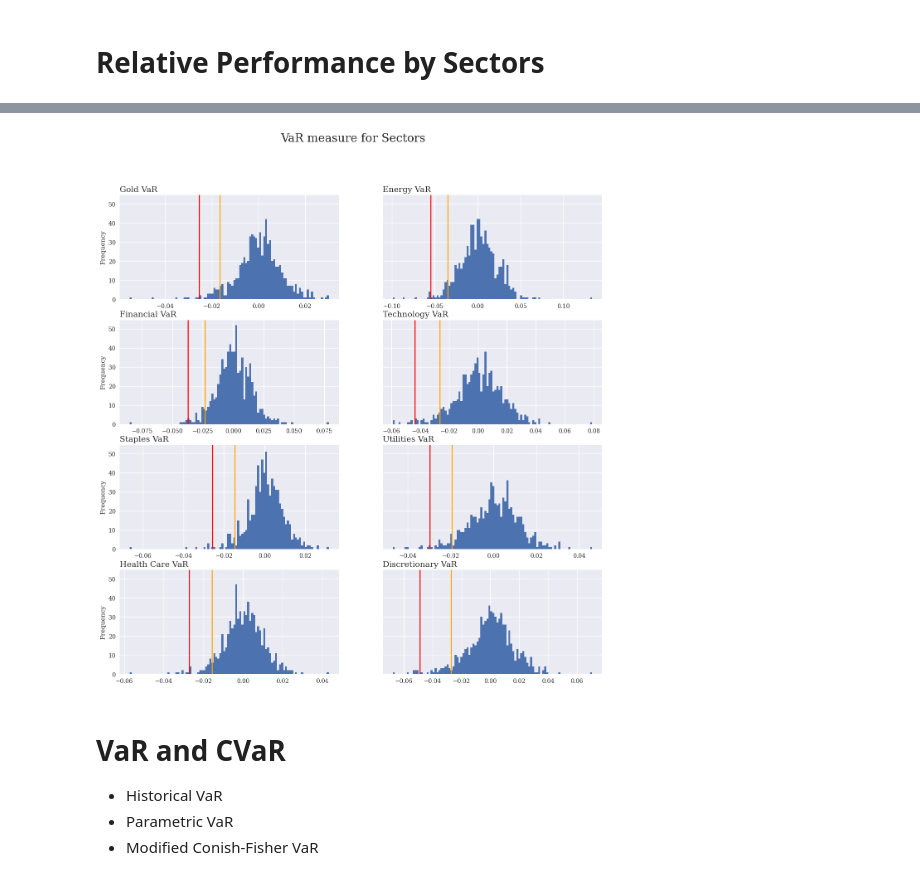
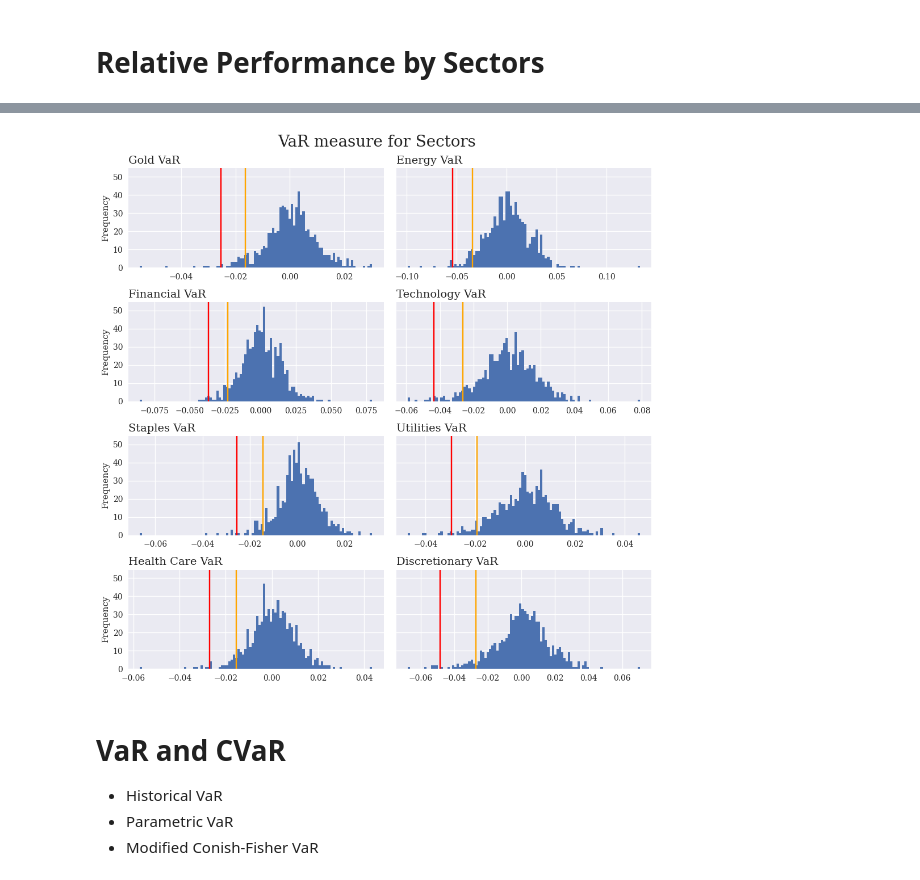
Before and after one commit to HyunminHong/MPT, a Jupyter notebook: Sector_Portfolio.ipynb, the cells around one changed output, grey strips where cells are left out. Drawn from its saved outputs; the diff is of its cells as text; code cells hidden in the pictures.

```diff
--- a/Sector_Portfolio.ipynb
+++ b/Sector_Portfolio.ipynb
@@ -86,12 +203,11 @@ ticker_market = ['SPY']
 # %%
-# Import sector data from yahoo finance
-df_sector = pdr.get_data_yahoo(tickers_sector, start=startDate, end=endDate)
-df_sector = df_sector['Adj Close']
+# Use the following sector ETFs
+tickers_sector = ['XLE', 'XLF', 'XLU', 'XLK', 'XLV', 'XLY', 'XLP', 'GLD']
 
-# Import market data from yahoo finance
-df_market = pdr.get_data_yahoo(ticker_market, start=startDate, end=endDate)['Adj Close']
+# Use SPY as the market
+tickers_market = ['SPY']
 
 # Converts DatetimeArray/Index to PeriodArray/Index.
 #df.index = df.index.to_period('W')
-df_sector.columns = ['Gold', 'Energy', 'Financial', 'Technology', 'Staples', 'Utilities', 'Health Care', 'Discretionary']
-df_market.columns = ['Market']
+columns_sector = ['Gold', 'Energy', 'Financial', 'Technology', 'Staples', 'Utilities', 'Health Care', 'Discretionary']
+columns_market = ['Market']
@@ -126,9 +213,0 @@ $$
-# %%
-def asset_return(df, log=False):
-    if log == False: #
-        returns = df / df.shift(1) - 1
-        returns.dropna(axis=0, how='any', inplace=True)
-    else: # log returns
-        returns = np.log(df) - np.log(df.shift(1))
-        returns.dropna(axis=0, how='any', inplace=True)
-    return returns
@@ -159,0 +214,10 @@ array([<Axes: xlabel='Date'>], dtype=object)
+# %%
+df_sector = extract_data(ticker=tickers_sector, column=columns_sector)
+df_market = extract_data(ticker=['SPY'])
+
+# Use 5-year U.S. Treasury yield as a proxy for the risk-free rate
+Rf = float(extract_data('GS5', asset_class='bond').mean())
+
+# Find the return of each asset class as it is more informativ than closing price
+rtn_sector = asset_return(df_sector)
+rtn_market = asset_return(df_market)
@@ -387,17 +344,19 @@ Name: Gold, Length: 754, dtype: float64
 # %%
-fig, axes = plt.subplots(4, 2, figsize=(15, 15), sharey=True)
+fig, axes = plt.subplots(4, 2, figsize=(10, 10), sharey=True)
 fig.suptitle('VaR measure for Sectors', fontsize=20)
 
 const = 0
 for i in range(len(axes)):
     for j in range(len(axes[0])):
-        axes[i][j] = rtn[rtn.columns[const]].plot(kind='hist', bins=100, ax=axes[i][j])
-        axes[i][j].axvline(np.percentile(rtn[rtn.columns[const]], 5), color='orange', label='5%')
-        axes[i][j].axvline(np.percentile(rtn[rtn.columns[const]], 1), color='red', label='1%')
-        axes[i][j].set_title('{} VaR '.format(rtn.columns[const]), loc='left', fontsize=14)
+        axes[i][j] = rtn_sector[rtn_sector.columns[const]].plot(kind='hist', bins=100, ax=axes[i][j])
+        axes[i][j].axvline(np.percentile(rtn_sector[rtn_sector.columns[const]], 5), color='orange', label='5%')
+        axes[i][j].axvline(np.percentile(rtn_sector[rtn_sector.columns[const]], 1), color='red', label='1%')
+        axes[i][j].set_title('{} VaR '.format(rtn_sector.columns[const]), loc='left', fontsize=14)
         const += 1
+
+plt.tight_layout() # Ensures proper spacing between subplots
 # %% [output]
-[figure, old version]
+[figure, new version]
 # %% [markdown]
 # VaR and CVaR
 
```
Also changed, not shown: parts of 49 cells of this notebook.
